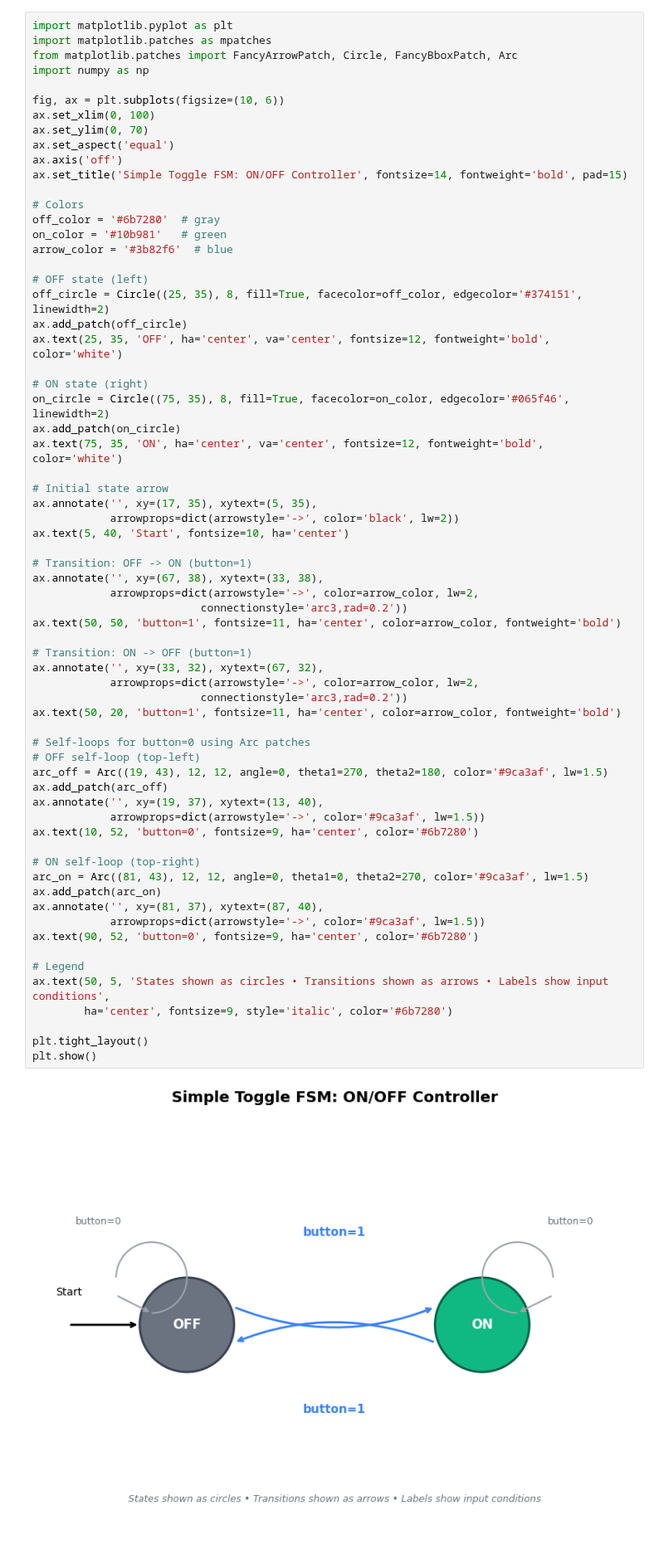
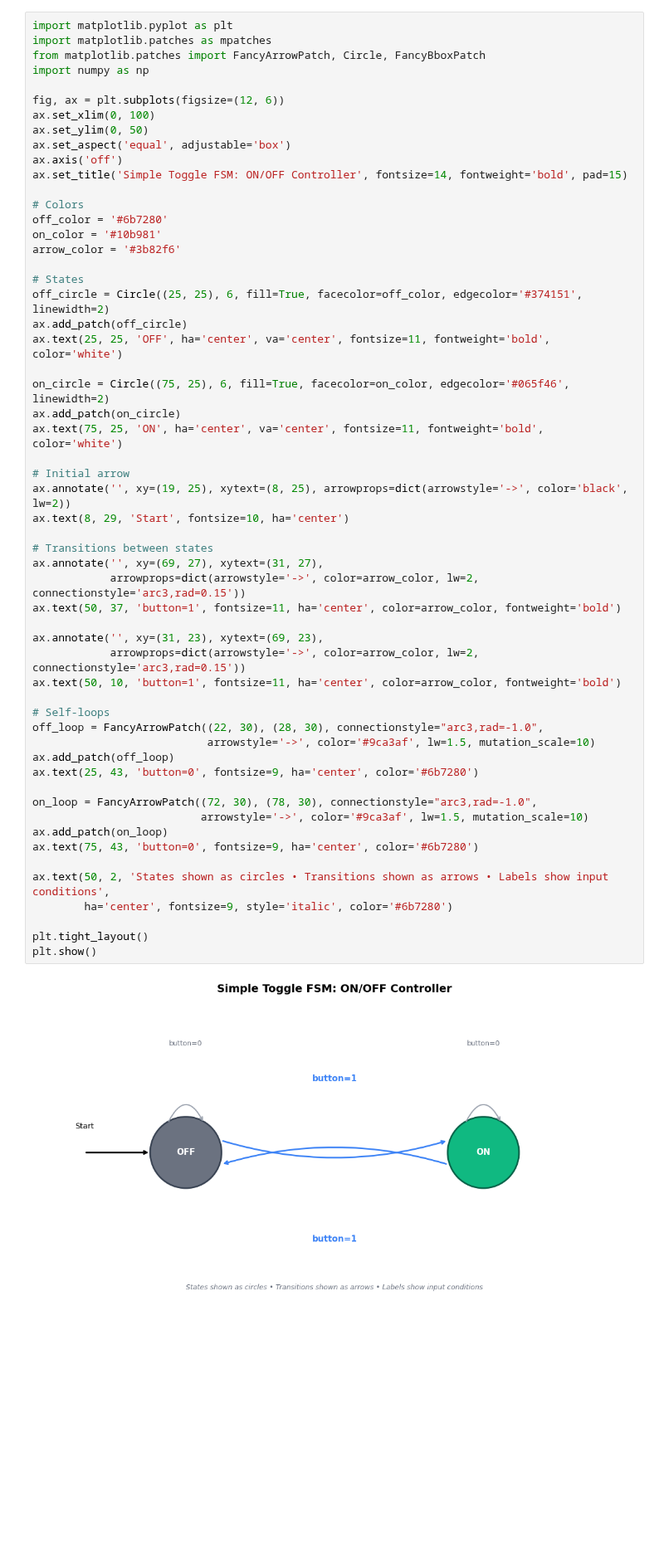
Before and after one commit to snowch/snowch.github.io, a Jupyter notebook: fsm_tutorial.ipynb, the cells around one changed output. Shown at 83% size. Drawn from its saved outputs; the diff is of its cells as text; blank space fills up the shorter version.

```diff
--- a/fsm_tutorial.ipynb
+++ b/fsm_tutorial.ipynb
@@ -27,71 +27,61 @@ State diagrams use circles for states and arrows for transitions. Let's visualiz
 # %%
 import matplotlib.pyplot as plt
 import matplotlib.patches as mpatches
-from matplotlib.patches import FancyArrowPatch, Circle, FancyBboxPatch, Arc
+from matplotlib.patches import FancyArrowPatch, Circle, FancyBboxPatch
 import numpy as np
 
-fig, ax = plt.subplots(figsize=(10, 6))
+fig, ax = plt.subplots(figsize=(12, 6))
 ax.set_xlim(0, 100)
-ax.set_ylim(0, 70)
-ax.set_aspect('equal')
+ax.set_ylim(0, 50)
+ax.set_aspect('equal', adjustable='box')
 ax.axis('off')
 ax.set_title('Simple Toggle FSM: ON/OFF Controller', fontsize=14, fontweight='bold', pad=15)
 
 # Colors
-off_color = '#6b7280'  # gray
-on_color = '#10b981'   # green
-arrow_color = '#3b82f6'  # blue
+off_color = '#6b7280'
+on_color = '#10b981'
+arrow_color = '#3b82f6'
 
-# OFF state (left)
-off_circle = Circle((25, 35), 8, fill=True, facecolor=off_color, edgecolor='#374151', linewidth=2)
+# States
+off_circle = Circle((25, 25), 6, fill=True, facecolor=off_color, edgecolor='#374151', linewidth=2)
 ax.add_patch(off_circle)
-ax.text(25, 35, 'OFF', ha='center', va='center', fontsize=12, fontweight='bold', color='white')
+ax.text(25, 25, 'OFF', ha='center', va='center', fontsize=11, fontweight='bold', color='white')
 
-# ON state (right)
-on_circle = Circle((75, 35), 8, fill=True, facecolor=on_color, edgecolor='#065f46', linewidth=2)
+on_circle = Circle((75, 25), 6, fill=True, facecolor=on_color, edgecolor='#065f46', linewidth=2)
 ax.add_patch(on_circle)
-ax.text(75, 35, 'ON', ha='center', va='center', fontsize=12, fontweight='bold', color='white')
+ax.text(75, 25, 'ON', ha='center', va='center', fontsize=11, fontweight='bold', color='white')
 
-# Initial state arrow
-ax.annotate('', xy=(17, 35), xytext=(5, 35),
-            arrowprops=dict(arrowstyle='->', color='black', lw=2))
-ax.text(5, 40, 'Start', fontsize=10, ha='center')
+# Initial arrow
+ax.annotate('', xy=(19, 25), xytext=(8, 25), arrowprops=dict(arrowstyle='->', color='black', lw=2))
+ax.text(8, 29, 'Start', fontsize=10, ha='center')
 
-# Transition: OFF -> ON (button=1)
-ax.annotate('', xy=(67, 38), xytext=(33, 38),
-            arrowprops=dict(arrowstyle='->', color=arrow_color, lw=2,
-                          connectionstyle='arc3,rad=0.2'))
-ax.text(50, 50, 'button=1', fontsize=11, ha='center', color=arrow_color, fontweight='bold')
+# Transitions between states
+ax.annotate('', xy=(69, 27), xytext=(31, 27),
+            arrowprops=dict(arrowstyle='->', color=arrow_color, lw=2, connectionstyle='arc3,rad=0.15'))
+ax.text(50, 37, 'button=1', fontsize=11, ha='center', color=arrow_color, fontweight='bold')
 
-# Transition: ON -> OFF (button=1)
-ax.annotate('', xy=(33, 32), xytext=(67, 32),
-            arrowprops=dict(arrowstyle='->', color=arrow_color, lw=2,
-                          connectionstyle='arc3,rad=0.2'))
-ax.text(50, 20, 'button=1', fontsize=11, ha='center', color=arrow_color, fontweight='bold')
+ax.annotate('', xy=(31, 23), xytext=(69, 23),
+            arrowprops=dict(arrowstyle='->', color=arrow_color, lw=2, connectionstyle='arc3,rad=0.15'))
+ax.text(50, 10, 'button=1', fontsize=11, ha='center', color=arrow_color, fontweight='bold')
 
-# Self-loops for button=0 using Arc patches
-# OFF self-loop (top-left)
-arc_off = Arc((19, 43), 12, 12, angle=0, theta1=270, theta2=180, color='#9ca3af', lw=1.5)
-ax.add_patch(arc_off)
-ax.annotate('', xy=(19, 37), xytext=(13, 40),
-            arrowprops=dict(arrowstyle='->', color='#9ca3af', lw=1.5))
-ax.text(10, 52, 'button=0', fontsize=9, ha='center', color='#6b7280')
+# Self-loops
+off_loop = FancyArrowPatch((22, 30), (28, 30), connectionstyle="arc3,rad=-1.0",
+                           arrowstyle='->', color='#9ca3af', lw=1.5, mutation_scale=10)
+ax.add_patch(off_loop)
+ax.text(25, 43, 'button=0', fontsize=9, ha='center', color='#6b7280')
 
-# ON self-loop (top-right)
-arc_on = Arc((81, 43), 12, 12, angle=0, theta1=0, theta2=270, color='#9ca3af', lw=1.5)
-ax.add_patch(arc_on)
-ax.annotate('', xy=(81, 37), xytext=(87, 40),
-            arrowprops=dict(arrowstyle='->', color='#9ca3af', lw=1.5))
-ax.text(90, 52, 'button=0', fontsize=9, ha='center', color='#6b7280')
+on_loop = FancyArrowPatch((72, 30), (78, 30), connectionstyle="arc3,rad=-1.0",
+                          arrowstyle='->', color='#9ca3af', lw=1.5, mutation_scale=10)
+ax.add_patch(on_loop)
+ax.text(75, 43, 'button=0', fontsize=9, ha='center', color='#6b7280')
 
-# Legend
-ax.text(50, 5, 'States shown as circles • Transitions shown as arrows • Labels show input conditions',
+ax.text(50, 2, 'States shown as circles • Transitions shown as arrows • Labels show input conditions',
         ha='center', fontsize=9, style='italic', color='#6b7280')
 
 plt.tight_layout()
 plt.show()
 # %% [output]
-[figure, old version]
+[figure, new version]
 # %% [markdown]
 This FSM has:
 - **2 states**: OFF, ON
```
Also changed, not shown: parts of 3 cells of this notebook, 1 other file.
